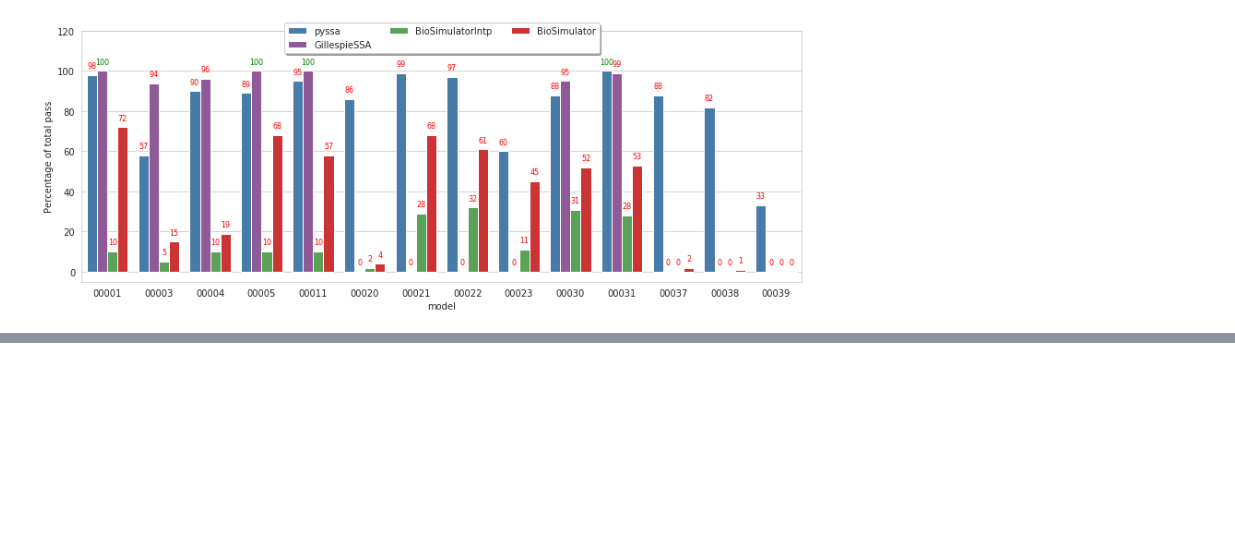
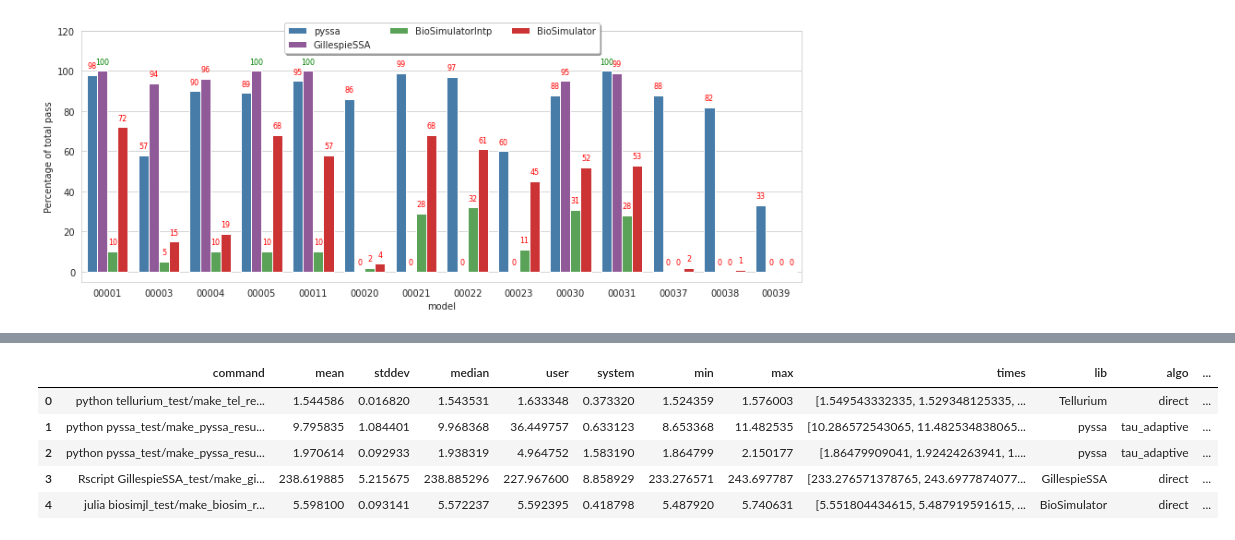
Before and after one commit to quantumbrake/cayenne-benchmarks, a Jupyter notebook: notebooks/Analysis.ipynb, the cells around one changed output, grey strips where cells are left out. Saved outputs shown, nothing was run; the diff lists cells and outputs as text; code cells hidden in the pictures; blank space fills up the shorter version.

```diff
--- a/notebooks/Analysis.ipynb
+++ b/notebooks/Analysis.ipynb
@@ -366,0 +307,11 @@ Model | Fail | Reason
+# %%
+# read benchmark data
+benchmark_results = make_benchmark_df("benchmarks/")
+benchmark_results.head()
+# %% [output]
+|  | command | mean | stddev | median | user | system | min | max | times | lib | algo | ... |
+| 0 | python tellurium_test/make_tel_re... | 1.544586 | 0.016820 | 1.543531 | 1.633348 | 0.373320 | 1.524359 | 1.576003 | [1.549543332335, 1.529348125335, ... | Tellurium | direct | ... |
+| 1 | python pyssa_test/make_pyssa_resu... | 9.795835 | 1.084401 | 9.968368 | 36.449757 | 0.633123 | 8.653368 | 11.482535 | [10.286572543065, 11.482534838065... | pyssa | tau_adaptive | ... |
+| 2 | python pyssa_test/make_pyssa_resu... | 1.970614 | 0.092933 | 1.938319 | 4.964752 | 1.583190 | 1.864799 | 2.150177 | [1.86479909041, 1.92424263941, 1.... | pyssa | tau_adaptive | ... |
+| 3 | Rscript GillespieSSA_test/make_gi... | 238.619885 | 5.215675 | 238.885296 | 227.967600 | 8.858929 | 233.276571 | 243.697787 | [233.276571378765, 243.6977874077... | GillespieSSA | direct | ... |
+| 4 | julia biosimjl_test/make_biosim_r... | 5.598100 | 0.093141 | 5.572237 | 5.592395 | 0.418798 | 5.487920 | 5.740631 | [5.551804434615, 5.487919591615, ... | BioSimulator | direct | ... |
```
Also changed, not shown: parts of 36 cells of this notebook.
